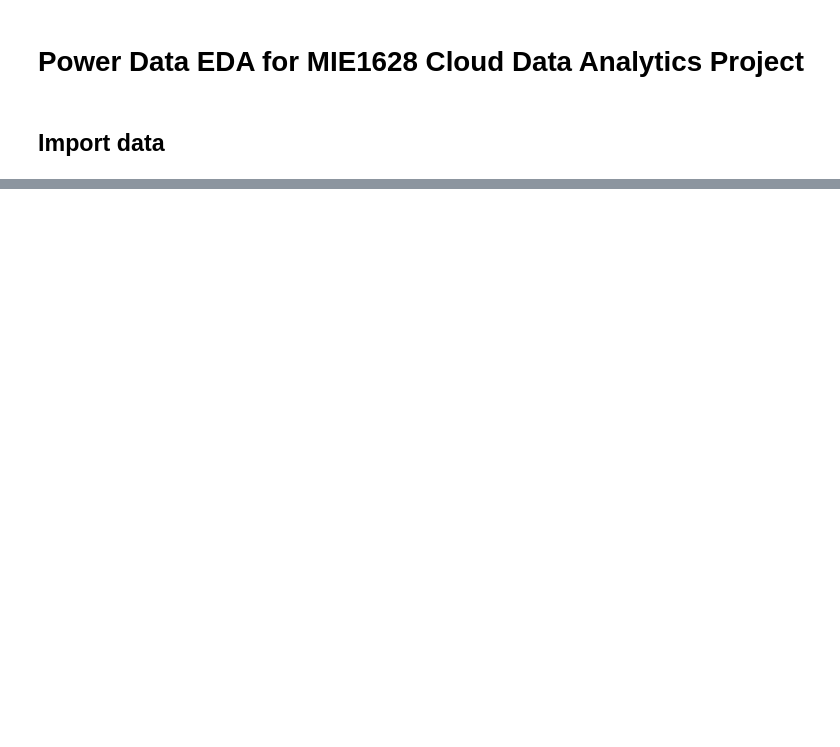
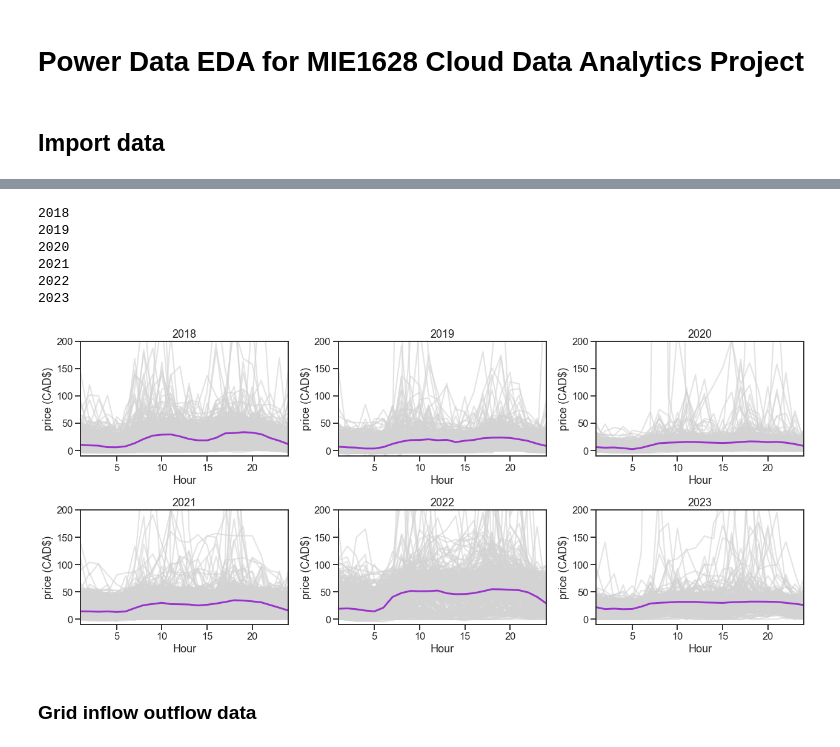
Before and after one commit to KeaganHRankin/cloud_ml_proj, a Jupyter notebook: data/power_eda.ipynb, the cells around one changed output, grey strips where cells are left out. Cells and saved outputs as stored; diff of their text form; code cells hidden in the pictures; blank space fills up the shorter version.

```diff
--- a/data/power_eda.ipynb
+++ b/data/power_eda.ipynb
@@ -55,0 +128,12 @@ sns.lineplot(data=dem, y='Market Demand', x=dem.index)
+# %%
+price = []
+for x in range(2018,2024):
+    print(x)
+
+    price_x = pd.read_csv('price_data_y/PUB_PriceHOEPPredispOR_{}.csv'.format(x), header=3, index_col=0)
+    price_x.index = pd.DatetimeIndex(price_x.index) + pd.to_timedelta(price_x['Hour'], unit='h')
+    price.append(price_x)
+
+price_t = pd.concat(price)
+print(price_t.shape)
+price_t.head()
@@ -55,0 +154,19 @@ sns.lineplot(data=dem, y='Market Demand', x=dem.index)
+# %%
+fig, ax = plt.subplots(2,3, figsize=(18,8))
+
+for i, axy in enumerate(ax.reshape(-1)):
+    print(i+2018)
+    plt_year_dem(i+2018, axy, price_t,
+                 y_string='HOEP', ylim=[-10, 200], ylab='price (CAD$)', color='darkorchid', statistic=np.median)
+
+plt.tight_layout()
+# %% [output]
+2018
+2019
+2020
+2021
+2022
+2023
+[figure, added]
+# %% [markdown]
+### Grid inflow outflow data
```
Also changed, not shown: parts of 19 cells of this notebook.
